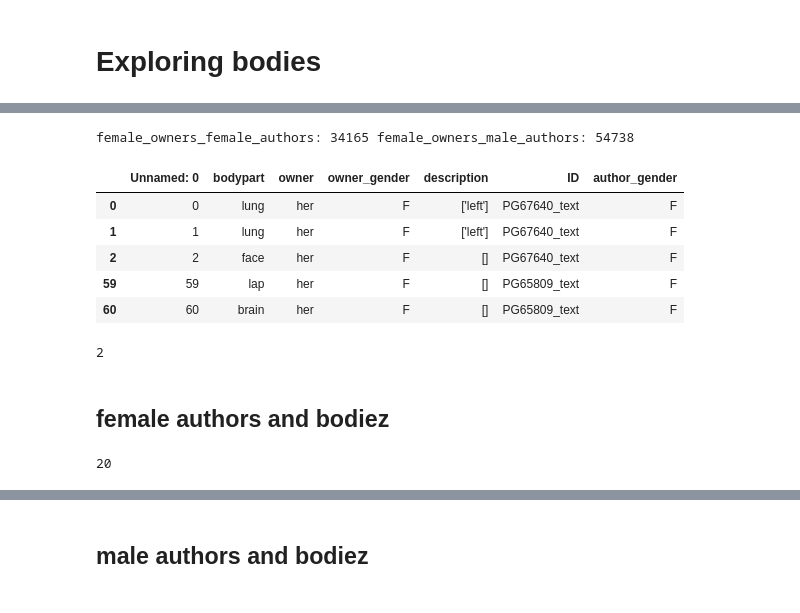
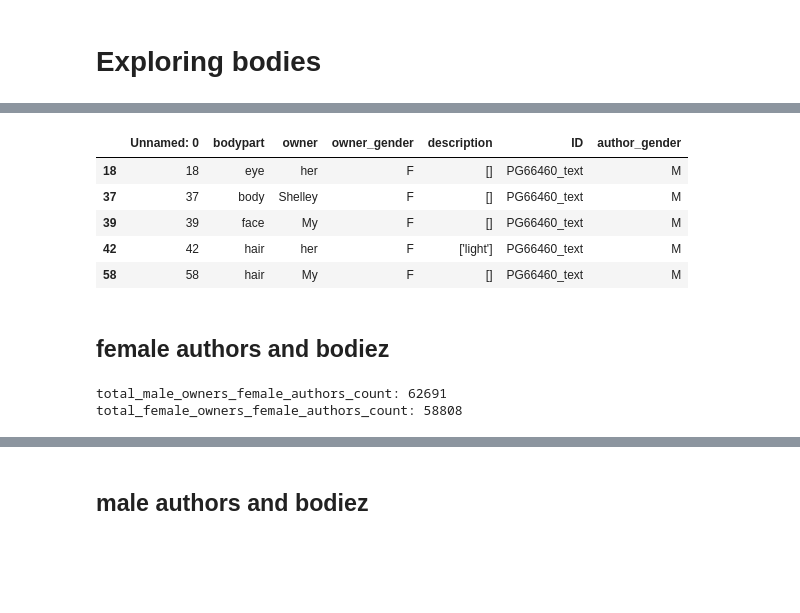
Before and after one commit to thearol/data-science-x-am, a Jupyter notebook: src/talking_bodies1.ipynb, the cells around one changed output, grey strips where cells are left out. Cells and saved outputs as stored; diff of their text form; code cells hidden in the pictures; blank space fills up the shorter version.

```diff
--- a/src/talking_bodies1.ipynb
+++ b/src/talking_bodies1.ipynb
@@ -67,0 +24,11 @@ len(top20_f_authors)
+# %%
+#lemmatize all the bodyparts
+nlp = spacy.load("en_core_web_sm")
+nlp.disable_pipes("ner", "parser")
+nlp.max_length = 2568609
+
+lemmas = df.bodypart.str.cat(sep=' ')
+lemmas
+
+lemmatized_bodyparts = nlp(lemmas)
+len(lemmatized_bodyparts)
@@ -67,0 +37,4 @@ len(top20_f_authors)
+# %%
+#apply to all bodypart obs
+lemmatized_body = [w.lemma_ for w in lemmatized_bodyparts]
+len(lemmatized_body)
@@ -67,0 +43,4 @@ len(top20_f_authors)
+# %%
+#overwrite the bodypart column with the lemmatied bodyparts
+df['bodypart'] = lemmatized_body
+df.head(5)
@@ -67,0 +54,5 @@ len(top20_f_authors)
+# %%
+#manual lemmatizing :)
+
+df['bodypart'] = np.where(df['bodypart'] == "lips", "lip", df['bodypart'])
+df.loc[df['bodypart'] == "lips"]
@@ -81,31 +187,37 @@ male_owners_female_authors: 38365 male_owners_male_authors: 153519
 # %%
-#females
-female_owners_female_authors = df.loc[(df['owner_gender']=="F") & (df['author_gender']=="F")]
+#MALE AUTHORS - 2 dataframes, 1 for each owner gender
+
+#male owners
+male_owners_male_authors = df.loc[(df['owner_gender']=="M") & (df['author_gender']=="M")]
+
+#female owners
 female_owners_male_authors = df.loc[(df['owner_gender']=="F") & (df['author_gender']=="M")]
-print("female_owners_female_authors:",len(female_owners_female_authors),"female_owners_male_authors:", len(female_owners_male_authors))
-female_owners_female_authors.head()
+
+female_owners_male_authors.head()
 # %% [output]
-female_owners_female_authors: 34165 female_owners_male_authors: 54738
 |  | Unnamed: 0 | bodypart | owner | owner_gender | description | ID | author_gender |
-| 0 | 0 | lung | her | F | ['left'] | PG67640_text | F |
-| 1 | 1 | lung | her | F | ['left'] | PG67640_text | F |
-| 2 | 2 | face | her | F | [] | PG67640_text | F |
-| 59 | 59 | lap | her | F | [] | PG65809_text | F |
-| 60 | 60 | brain | her | F | [] | PG65809_text | F |
+| 18 | 18 | eye | her | F | [] | PG66460_text | M |
+| 37 | 37 | body | Shelley | F | [] | PG66460_text | M |
+| 39 | 39 | face | My | F | [] | PG66460_text | M |
+| 42 | 42 | hair | her | F | ['light'] | PG66460_text | M |
+| 58 | 58 | hair | My | F | [] | PG66460_text | M |
-# %%
-print(len(male_owners_female_authors.iloc[1,4]))
-# %% [output]
-2
 # %% [markdown]
 ## female authors and bodiez
 # %%
+#FEMALE AUTHORS
+
 #male_owners
 male_owners_female_authors_counts = male_owners_female_authors['bodypart'].value_counts().rename_axis('bodypart').reset_index(name='counts_male_owners_female_authors')
+
 #female_owners
 female_owners_female_authors_counts = female_owners_female_authors['bodypart'].value_counts().rename_axis('bodypart').reset_index(name='counts_female_owners_female_authors')
 
-male_owners_female_authors_counts = male_owners_female_authors_counts[male_owners_female_authors_counts['bodypart'].isin(top20_f_authors)]
-female_owners_female_authors_counts = female_owners_female_authors_counts[female_owners_female_authors_counts['bodypart'].isin(top20_f_authors)]
-len(female_owners_female_authors_counts)
+#get totalt number of body mentions - female authors, male owners
+total_male_owners_female_authors_count = male_owners_female_authors_counts['counts_male_owners_female_authors'].sum()
+
+#get totalt number of body mentions - female authors, female owners
+total_female_owners_female_authors_count = female_owners_female_authors_counts['counts_female_owners_female_authors'].sum()
+
+print("total_male_owners_female_authors_count:", total_male_owners_female_authors_count, "total_female_owners_female_authors_count:",total_female_owners_female_authors_count)
 # %% [output]
-20
+total_male_owners_female_authors_count: 62691 total_female_owners_female_authors_count: 58808
```
Also changed, not shown: parts of 48 cells of this notebook.
